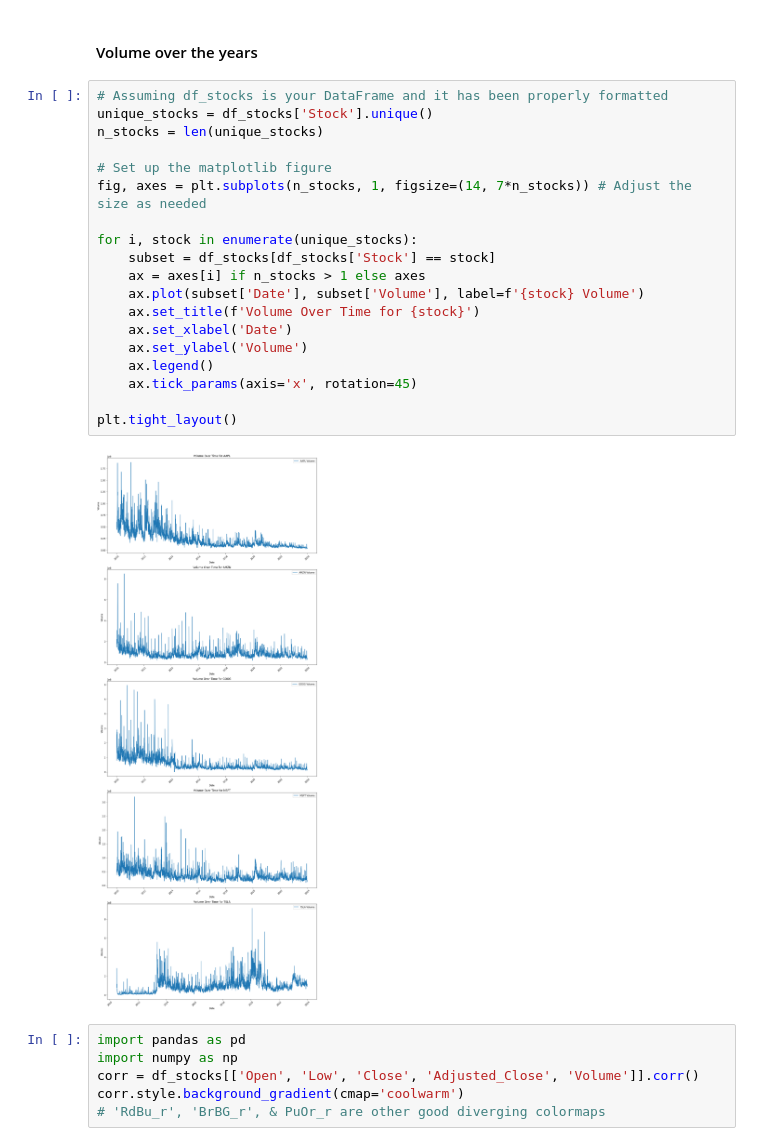
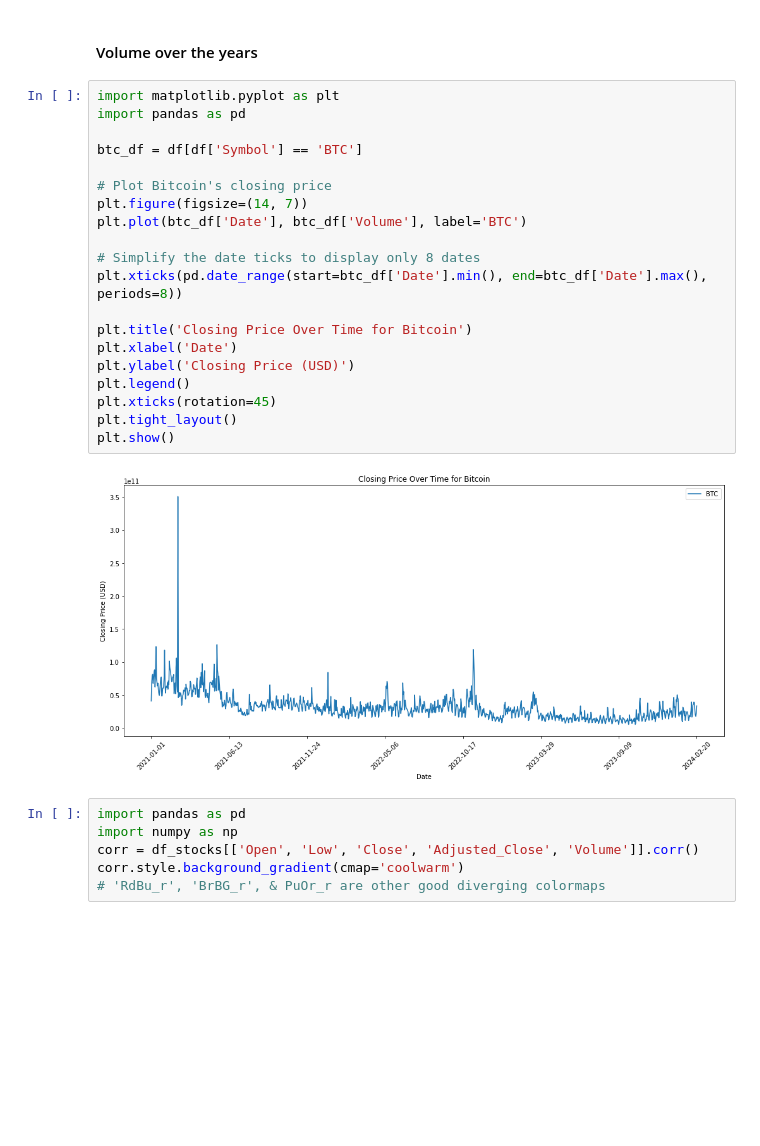
Before and after one commit to EthanFalcao/WPI-IA-Portfolio-Optimization-and-Risk-Analysis, a Jupyter notebook: Exploratory Data Analysis.ipynb, the cells around one changed output. Drawn from its saved outputs; the diff is of its cells as text; blank space fills up the shorter version.

```diff
--- a/(Exploratory Data Analysis.ipynb
+++ b/Exploratory Data Analysis.ipynb
@@ -222,26 +84,27 @@ plt.tight_layout()
 # %% [markdown]
 #### Volume over the years
-# %%
-# Assuming df_stocks is your DataFrame and it has been properly formatted
-unique_stocks = df_stocks['Stock'].unique()
-n_stocks = len(unique_stocks)
-
-# Set up the matplotlib figure
-fig, axes = plt.subplots(n_stocks, 1, figsize=(14, 7*n_stocks)) # Adjust the size as needed
-
-for i, stock in enumerate(unique_stocks):
-    subset = df_stocks[df_stocks['Stock'] == stock]
-    ax = axes[i] if n_stocks > 1 else axes
-    ax.plot(subset['Date'], subset['Volume'], label=f'{stock} Volume')
-    ax.set_title(f'Volume Over Time for {stock}')
-    ax.set_xlabel('Date')
-    ax.set_ylabel('Volume')
-    ax.legend()
-    ax.tick_params(axis='x', rotation=45)
-
-plt.tight_layout()
-# %% [output]
-[figure, removed]
+# %%
+import matplotlib.pyplot as plt
+import pandas as pd
+
+btc_df = df[df['Symbol'] == 'BTC']
+
+# Plot Bitcoin's closing price
+plt.figure(figsize=(14, 7))
+plt.plot(btc_df['Date'], btc_df['Volume'], label='BTC')
+
+# Simplify the date ticks to display only 8 dates
+plt.xticks(pd.date_range(start=btc_df['Date'].min(), end=btc_df['Date'].max(), periods=8))
+
+plt.title('Closing Price Over Time for Bitcoin')
+plt.xlabel('Date')
+plt.ylabel('Closing Price (USD)')
+plt.legend()
+plt.xticks(rotation=45)
+plt.tight_layout()
+plt.show()
+# %% [output]
+[figure, added]
 # %%
 import pandas as pd
 import numpy as np
```
Also changed, not shown: parts of 18 cells of this notebook, 2 other files.
